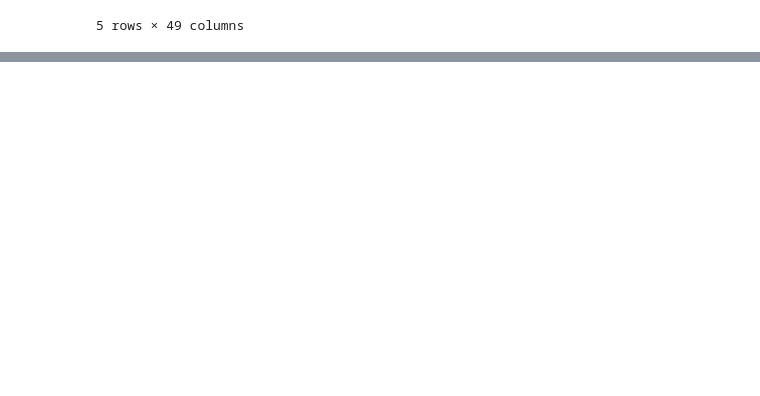
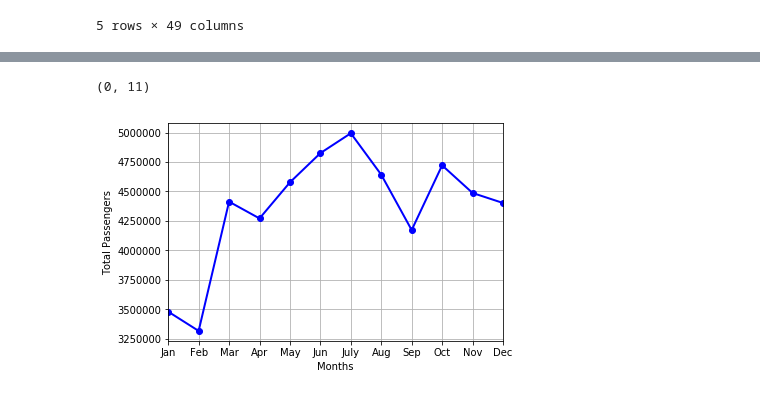
Before and after one commit to cletusajim/Project1-SXSW-Analysis, a Jupyter notebook: Airlinedata.ipynb, the cells around one changed output, grey strips where cells are left out. Cells and saved outputs as stored; diff of their text form; code cells hidden in the pictures; blank space fills up the shorter version.

```diff
--- a/Airlinedata.ipynb
+++ b/Airlinedata.ipynb
@@ -36,0 +119,4 @@ clean_airline_data_df
+# %%
+total_pass_austin = grouped_by_month["Total Passengers"].sum()
+total_pass_leave = grouped_by_month["Total Passengers"].sum()
+total_pass_austin
@@ -36,0 +138,9 @@ clean_airline_data_df
+# %%
+plt.plot(Months, total_pass_austin, linewidth=2, marker="o", color="blue")
+plt.grid()
+plt.xlabel("Months")
+plt.ylabel("Total Passengers")
+plt.xlim(0,11)
+# %% [output]
+(0, 11)
+[figure, added]
```
Also changed, not shown: parts of 16 cells of this notebook, 1 other file.
